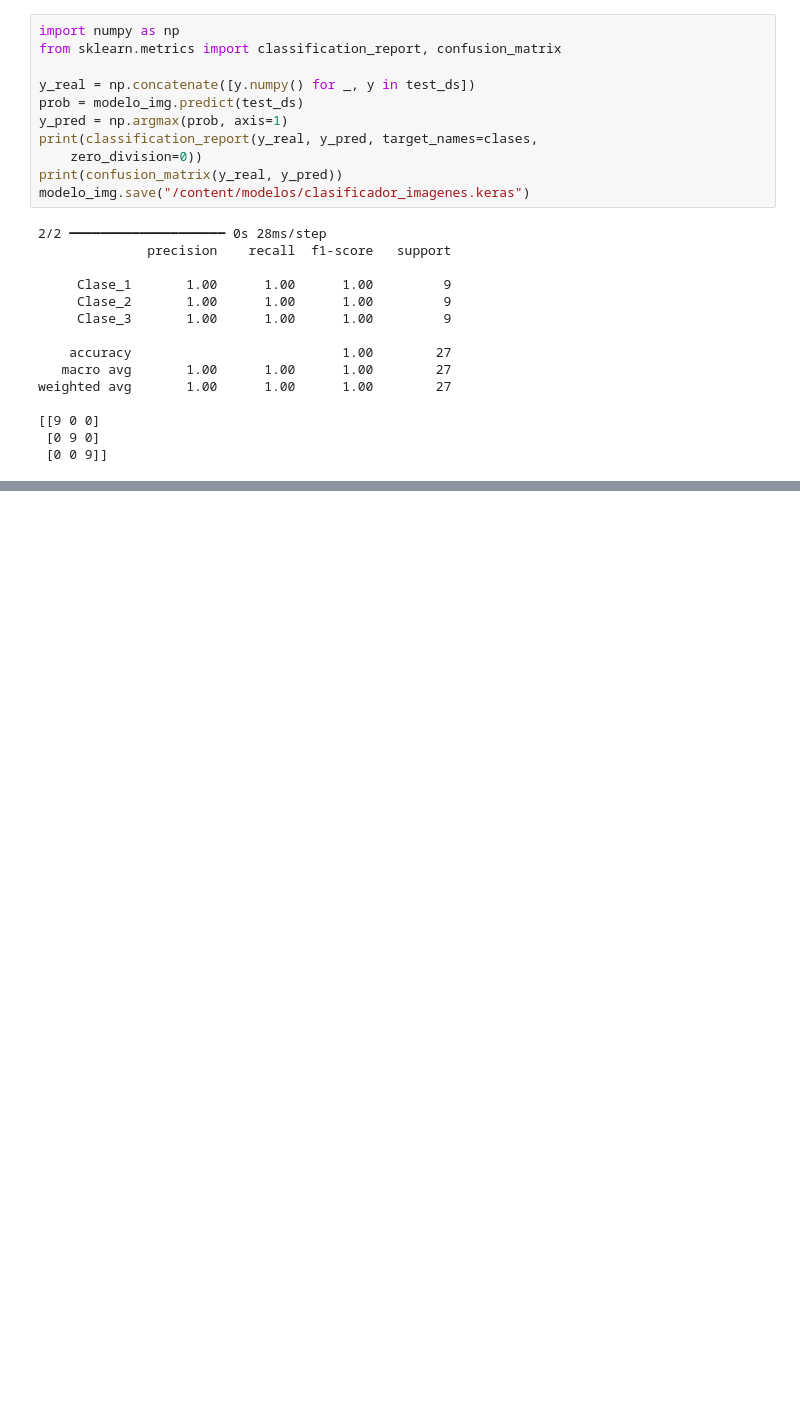
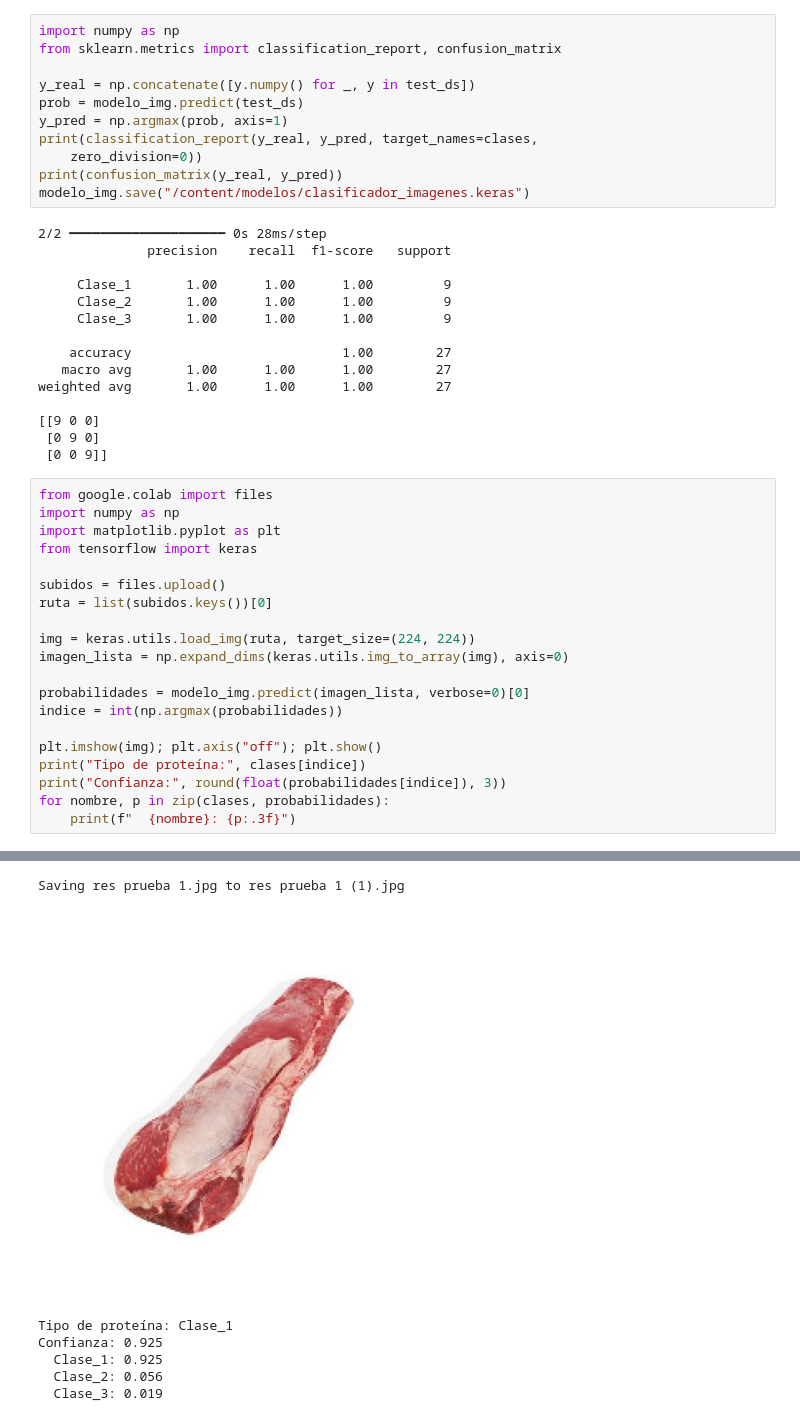
Before and after one commit to JorgeMOntiverosL/MBIA2602-Fase1-Ontiveros, a Jupyter notebook: MBIA_Fase2_Ontiveros_Visual.ipynb, the cells around one changed output, grey strips where cells are left out. Saved outputs shown, nothing was run; the diff lists cells and outputs as text; blank space fills up the shorter version.

```diff
--- a/MBIA_Fase2_Ontiveros_Visual.ipynb
+++ b/MBIA_Fase2_Ontiveros_Visual.ipynb
@@ -105,3 +105,24 @@ weighted avg       1.00      1.00      1.00        27
 [[9 0 0]
  [0 9 0]
  [0 0 9]]
+# %%
+from google.colab import files
+import numpy as np
+import matplotlib.pyplot as plt
+from tensorflow import keras
+
+subidos = files.upload()
+ruta = list(subidos.keys())[0]
+
+img = keras.utils.load_img(ruta, target_size=(224, 224))
+imagen_lista = np.expand_dims(keras.utils.img_to_array(img), axis=0)
+
+probabilidades = modelo_img.predict(imagen_lista, verbose=0)[0]
+indice = int(np.argmax(probabilidades))
+
+plt.imshow(img); plt.axis("off"); plt.show()
+print("Tipo de proteína:", clases[indice])
+print("Confianza:", round(float(probabilidades[indice]), 3))
+for nombre, p in zip(clases, probabilidades):
+    print(f"  {nombre}: {p:.3f}")
+# %% [output]
@@ -107,0 +130,7 @@ weighted avg       1.00      1.00      1.00        27
+Saving res prueba 1.jpg to res prueba 1 (1).jpg
+[figure, added]
+Tipo de proteína: Clase_1
+Confianza: 0.925
+  Clase_1: 0.925
+  Clase_2: 0.056
+  Clase_3: 0.019
```
Also changed, not shown: parts of 1 cell of this notebook.
